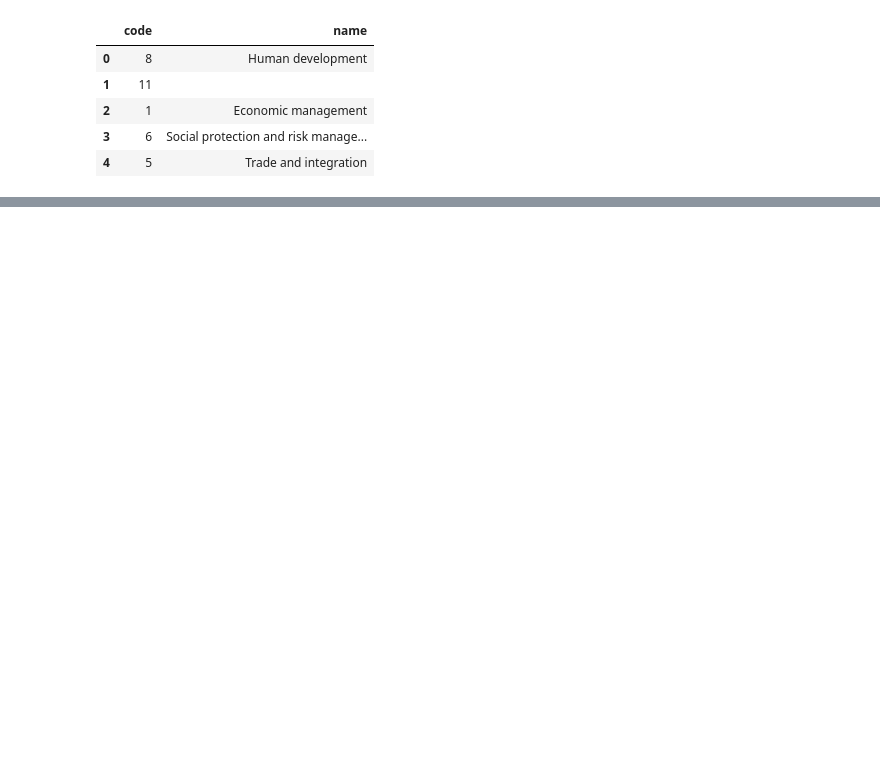
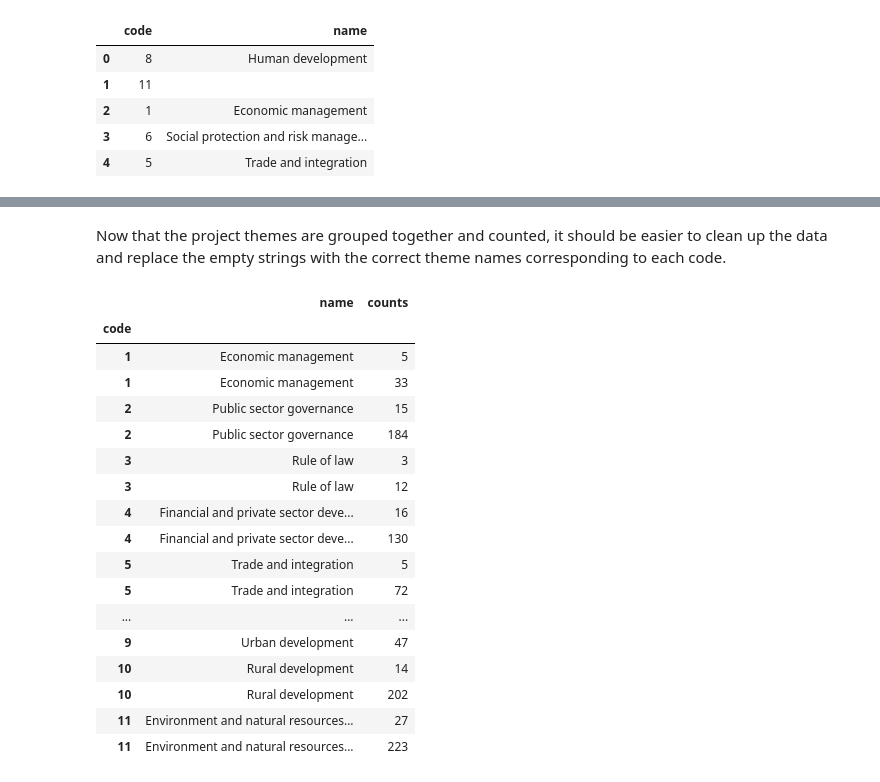
Before and after one commit to JCattera/data_wrangling_json, a Jupyter notebook: sliderule_dsi_json_exercise.ipynb, the cells around one changed output, grey strips where cells are left out. Saved outputs shown, nothing was run; the diff lists cells and outputs as text; code cells hidden in the pictures; blank space fills up the shorter version.

```diff
--- a/sliderule_dsi_json_exercise.ipynb
+++ b/sliderule_dsi_json_exercise.ipynb
@@ -217,0 +213,27 @@ Name: 0, dtype: int64
+# %% [markdown]
+Now that the project themes are grouped together and counted, it should be easier to clean up the data and replace the empty strings with the correct theme names corresponding to each code.
+# %%
+# Replace empty strings with NA
+themes.name=themes.name.replace('',NA)
+# Fill in each NA name value with the entry that comes immediately after it
+themes.name.fillna(method='bfill',inplace=True)
+themes
+# %% [output]
+|  | name | counts |
+| code |  |  |
+| 1 | Economic management | 5 |
+| 1 | Economic management | 33 |
+| 2 | Public sector governance | 15 |
+| 2 | Public sector governance | 184 |
+| 3 | Rule of law | 3 |
+| 3 | Rule of law | 12 |
+| 4 | Financial and private sector deve... | 16 |
+| 4 | Financial and private sector deve... | 130 |
+| 5 | Trade and integration | 5 |
+| 5 | Trade and integration | 72 |
+| ... | ... | ... |
+| 9 | Urban development | 47 |
+| 10 | Rural development | 14 |
+| 10 | Rural development | 202 |
+| 11 | Environment and natural resources... | 27 |
+| 11 | Environment and natural resources... | 223 |
```
Also changed, not shown: parts of 29 cells of this notebook.
